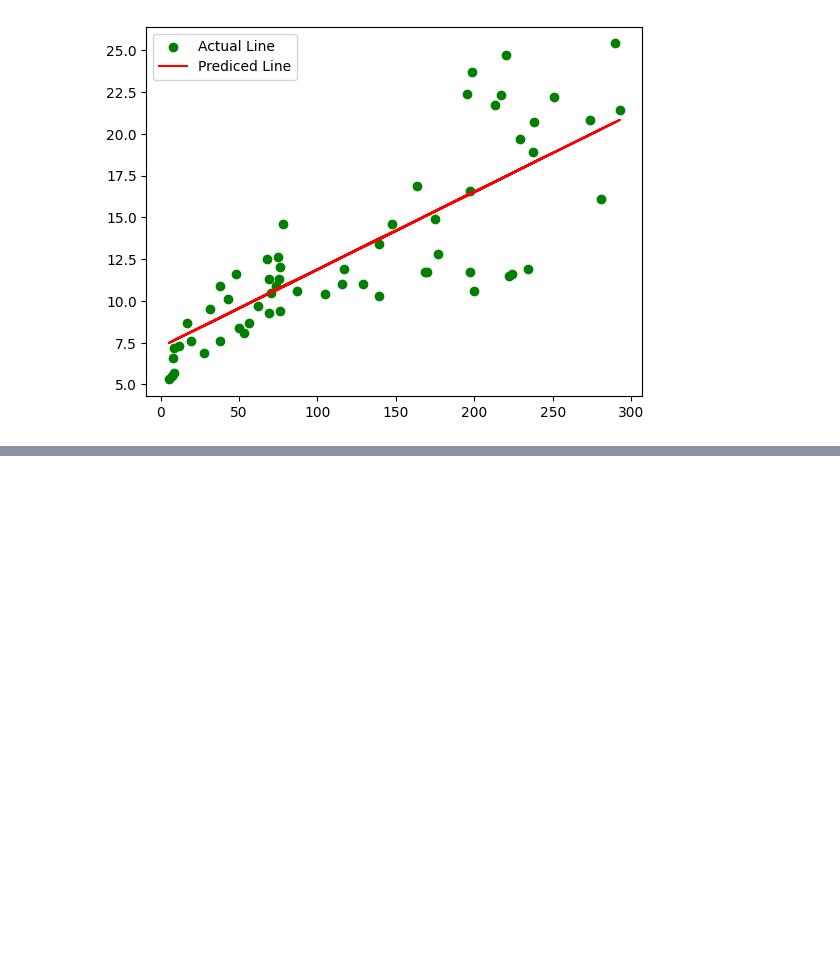
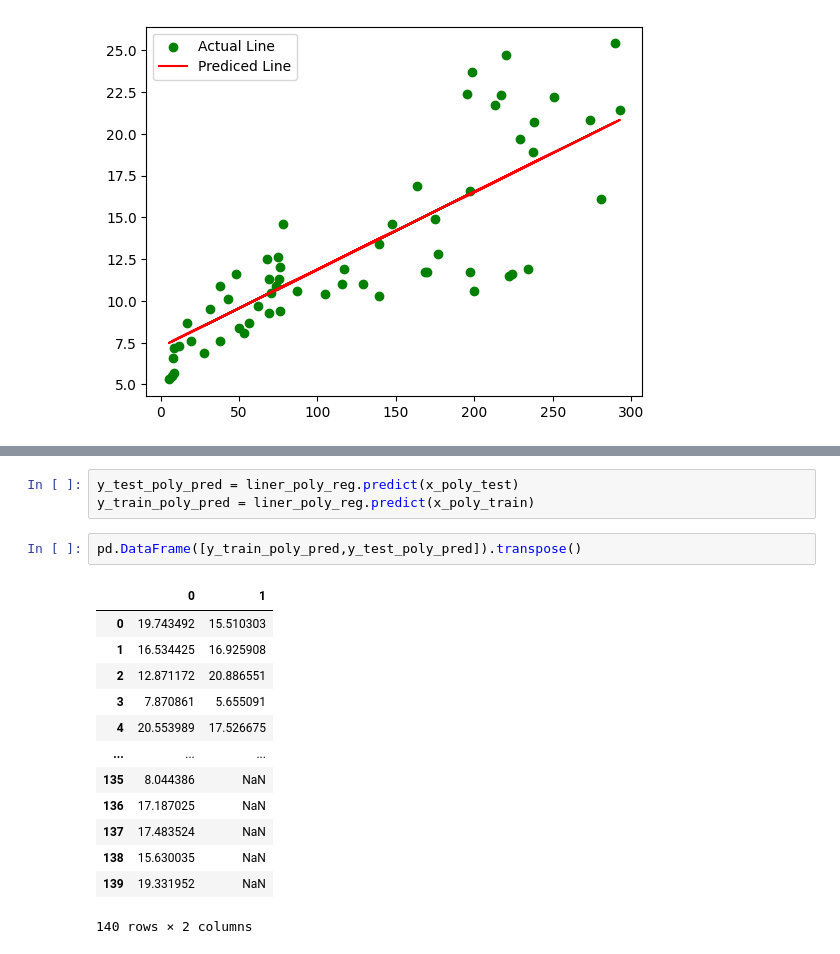
Before and after one commit to vivekkhillar/ML-practice, a Jupyter notebook: Day 32 20-08-2025/simpleLinearRegression.ipynb, the cells around one changed output, grey strips where cells are left out. Saved outputs shown, nothing was run; the diff lists cells and outputs as text; blank space fills up the shorter version.

```diff
--- a/Day 32 20-08-2025/simpleLinearRegression.ipynb
+++ b/Day 32 20-08-2025/simpleLinearRegression.ipynb
@@ -133,0 +184,19 @@ pd.DataFrame([Y_train_pred,Y_test_pred])
+# %%
+y_test_poly_pred = liner_poly_reg.predict(x_poly_test)
+y_train_poly_pred = liner_poly_reg.predict(x_poly_train)
+# %%
+pd.DataFrame([y_train_poly_pred,y_test_poly_pred]).transpose()
+# %% [output]
+|  | 0 | 1 |
+| 0 | 19.743492 | 15.510303 |
+| 1 | 16.534425 | 16.925908 |
+| 2 | 12.871172 | 20.886551 |
+| 3 | 7.870861 | 5.655091 |
+| 4 | 20.553989 | 17.526675 |
+| ... | ... | ... |
+| 135 | 8.044386 | NaN |
+| 136 | 17.187025 | NaN |
+| 137 | 17.483524 | NaN |
+| 138 | 15.630035 | NaN |
+| 139 | 19.331952 | NaN |
+140 rows × 2 columns
```
Also changed, not shown: parts of 11 cells of this notebook.
